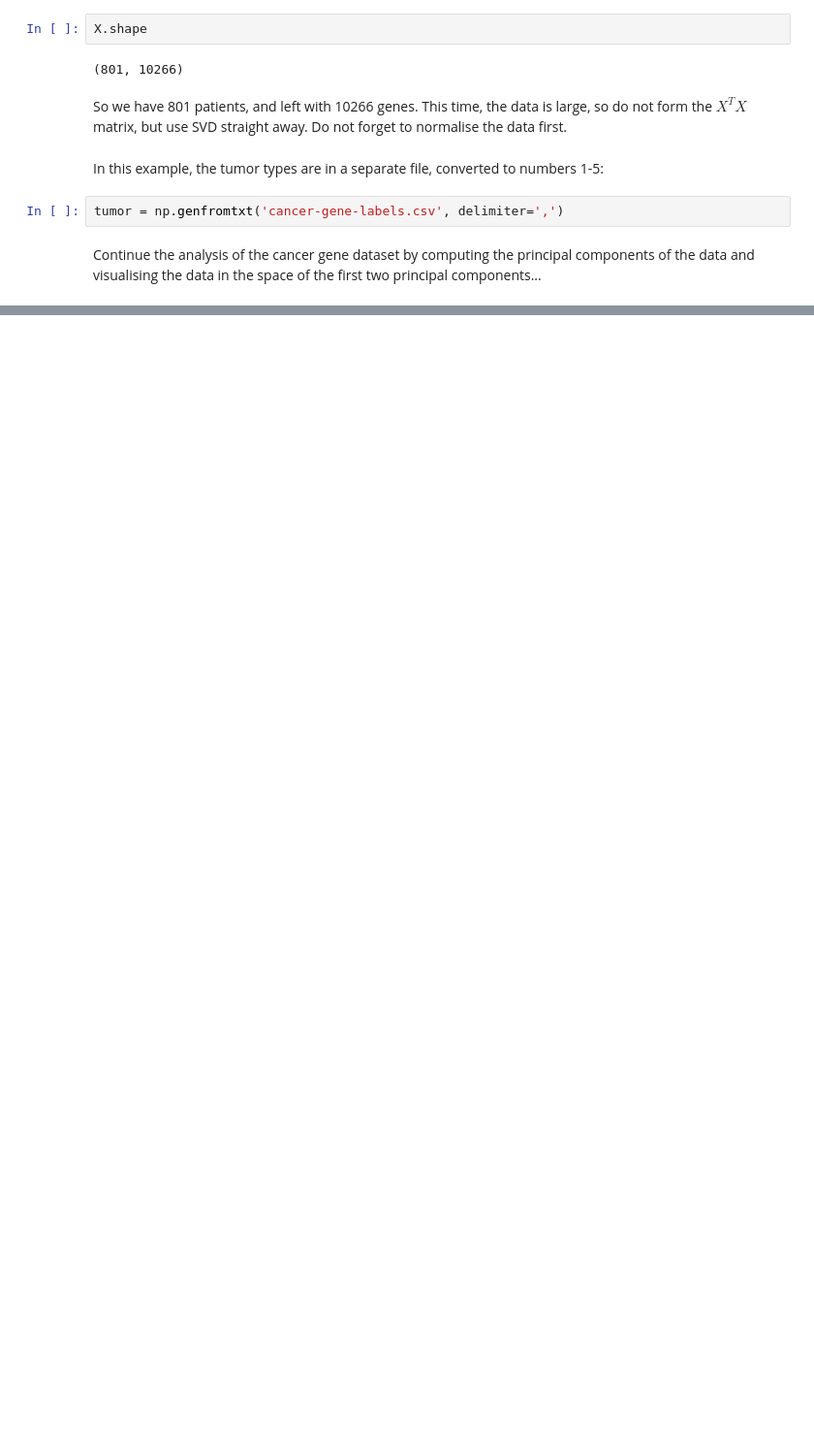
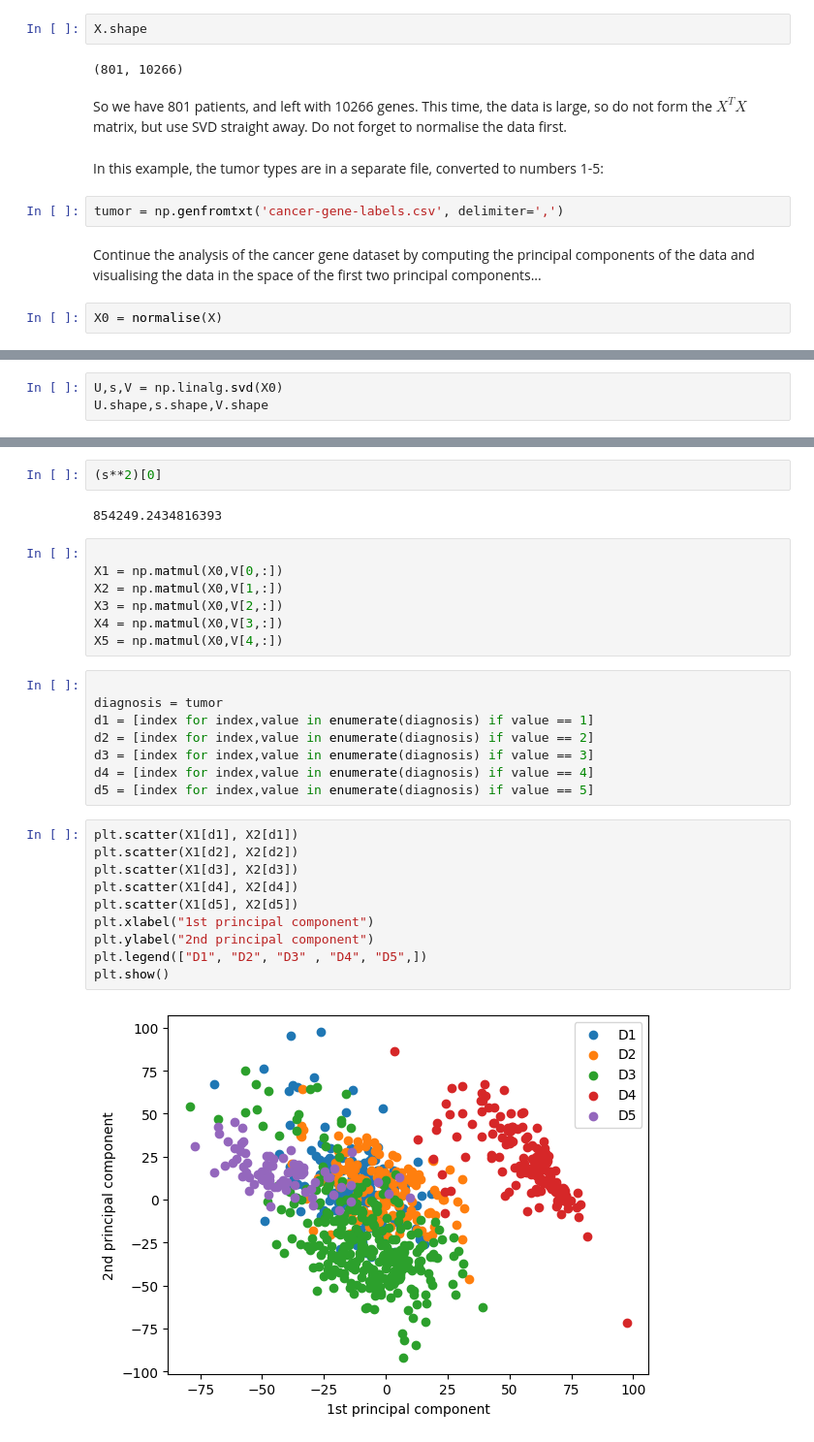
Before and after one commit to jackhenry02/PCA, a Jupyter notebook: Coursework/3M1 lab PCA_2024.ipynb, the cells around one changed output, grey strips where cells are left out. Shown at 97% size. Drawn from its saved outputs; the diff is of its cells as text; blank space fills up the shorter version.

```diff
--- a/Coursework/3M1 lab PCA_2024.ipynb
+++ b/Coursework/3M1 lab PCA_2024.ipynb
@@ -307,3 +320,5 @@ In this example, the tumor types are in a separate file, converted to numbers 1-
 tumor = np.genfromtxt('cancer-gene-labels.csv', delimiter=',')
 # %% [markdown]
 Continue the analysis of the cancer gene dataset by computing the principal components of the data and visualising the data in the space of the first two principal components...
+# %%
+X0 = normalise(X)
@@ -309,0 +330,3 @@ Continue the analysis of the cancer gene dataset by computing the principal comp
+# %%
+U,s,V = np.linalg.svd(X0)
+U.shape,s.shape,V.shape
@@ -309,0 +355,31 @@ Continue the analysis of the cancer gene dataset by computing the principal comp
+# %%
+(s**2)[0]
+# %% [output]
+854249.2434816393
+# %%
+
+X1 = np.matmul(X0,V[0,:])
+X2 = np.matmul(X0,V[1,:])
+X3 = np.matmul(X0,V[2,:])
+X4 = np.matmul(X0,V[3,:])
+X5 = np.matmul(X0,V[4,:])
+# %%
+
+diagnosis = tumor
+d1 = [index for index,value in enumerate(diagnosis) if value == 1]
+d2 = [index for index,value in enumerate(diagnosis) if value == 2]
+d3 = [index for index,value in enumerate(diagnosis) if value == 3]
+d4 = [index for index,value in enumerate(diagnosis) if value == 4]
+d5 = [index for index,value in enumerate(diagnosis) if value == 5]
+# %%
+plt.scatter(X1[d1], X2[d1])
+plt.scatter(X1[d2], X2[d2])
+plt.scatter(X1[d3], X2[d3])
+plt.scatter(X1[d4], X2[d4])
+plt.scatter(X1[d5], X2[d5])
+plt.xlabel("1st principal component")
+plt.ylabel("2nd principal component")
+plt.legend(["D1", "D2", "D3" , "D4", "D5",])
+plt.show()
+# %% [output]
+[figure, added]
```
Also changed, not shown: parts of 13 cells of this notebook.
